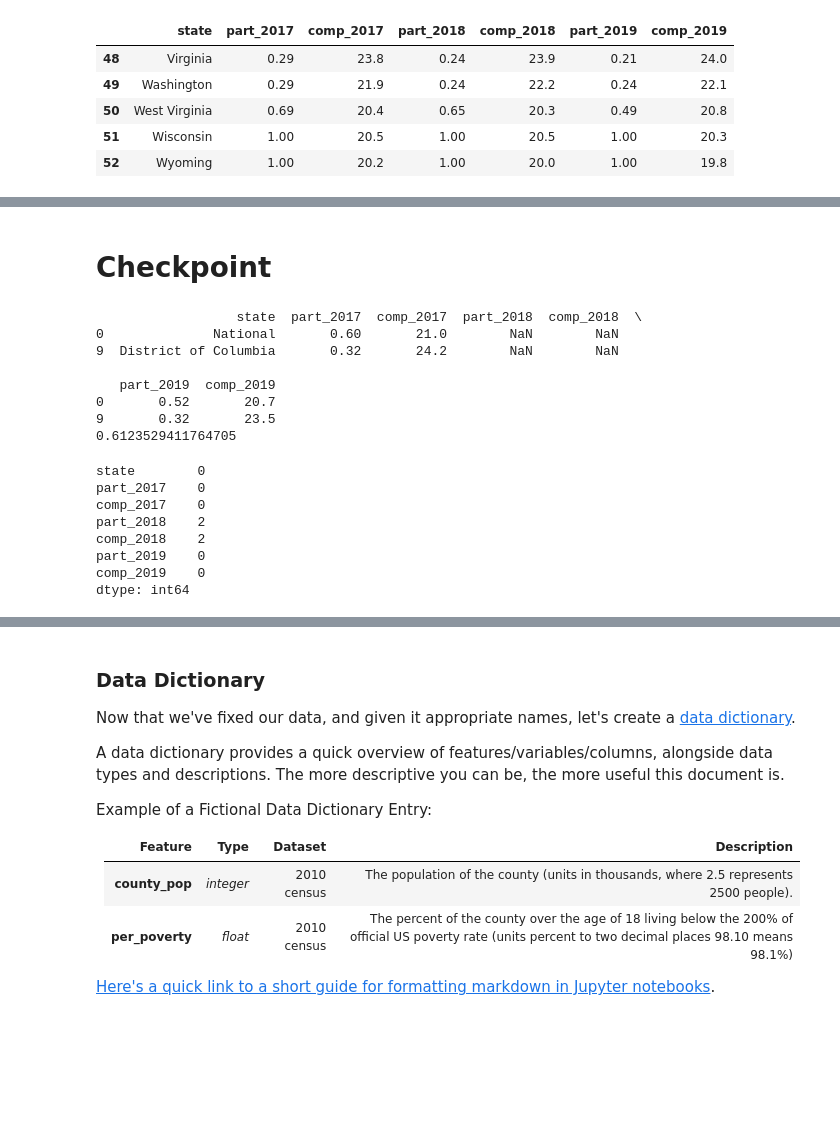
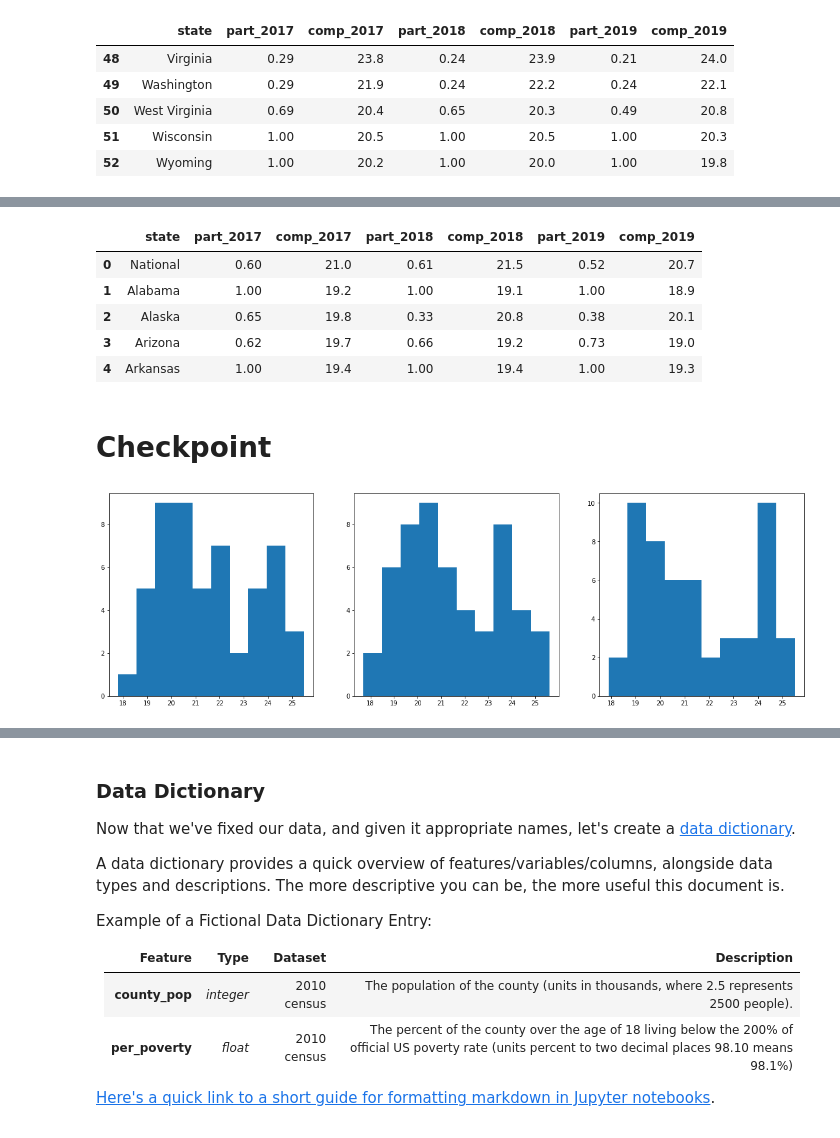
Before and after one commit to c24thomas/cali_act, a Jupyter notebook: code/starter-code.ipynb, the cells around one changed output, grey strips where cells are left out. Saved outputs shown, nothing was run; the diff lists cells and outputs as text; code cells hidden in the pictures; blank space fills up the shorter version.

```diff
--- a/code/starter-code.ipynb
+++ b/code/starter-code.ipynb
@@ -70,6 +70,7 @@ import random as r
 # %%
 # Code:
 def get_mean(arr):
+    arr = [i for i in arr if str(i) != 'nan']
     return sum(arr) / len(arr)
 
 nums = [r.randint(0, 100) for i in range(10)]
@@ -240,6 +241,7 @@ act2019.head()
 | 3 | Arkansas | 1.00 | 19.3 |
 | 4 | California | 0.23 | 22.6 |
 # %%
+df = pd.merge(act2017, act2018, how='left', on='state')
 df = pd.merge(df, act2019, how='left', on='state')
 df.head()
 # %% [output]
@@ -266,0 +307,11 @@ df.tail()
+# %%
+df.part_2018 = df.part_2018.round(2)
+df.comp_2018 = df.comp_2018.round(2)
+df.head()
+# %% [output]
+|  | state | part_2017 | comp_2017 | part_2018 | comp_2018 | part_2019 | comp_2019 |
+| 0 | National | 0.60 | 21.0 | 0.61 | 21.5 | 0.52 | 20.7 |
+| 1 | Alabama | 1.00 | 19.2 | 1.00 | 19.1 | 1.00 | 18.9 |
+| 2 | Alaska | 0.65 | 19.8 | 0.33 | 20.8 | 0.38 | 20.1 |
+| 3 | Arizona | 0.62 | 19.7 | 0.66 | 19.2 | 0.73 | 19.0 |
+| 4 | Arkansas | 1.00 | 19.4 | 1.00 | 19.4 | 1.00 | 19.3 |
@@ -267,27 +320,15 @@ df.tail()
 # %% [markdown]
 # Checkpoint
-# %%
-df.part_2018.fillna(value=get_mean(df.part_2018), inplace=True)
-print(df.loc[df.part_2018.isna()])
-print((df.part_2018).mean())
-df.comp_2018.fillna(value=get_mean(df.comp_2018), inplace=True)
-df.isna().sum()
-# %% [output]
-                  state  part_2017  comp_2017  part_2018  comp_2018  \
-0              National       0.60       21.0        NaN        NaN
-9  District of Columbia       0.32       24.2        NaN        NaN
-
-   part_2019  comp_2019
-0       0.52       20.7
-9       0.32       23.5
-0.6123529411764705
-state        0
-part_2017    0
-comp_2017    0
-part_2018    2
-comp_2018    2
-part_2019    0
-comp_2019    0
-dtype: int64
+# %%
+plt.figure(figsize=(20, 6))
+plt.subplot(131)
+plt.hist(df.comp_2017)
+plt.subplot(132)
+plt.hist(df.comp_2018)
+plt.subplot(133)
+plt.hist(df.comp_2019)
+plt.show()
+# %% [output]
+[figure, added]
 # %%
 sat2017.head()
```
Also changed, not shown: parts of 12 cells of this notebook, 1 other file.
